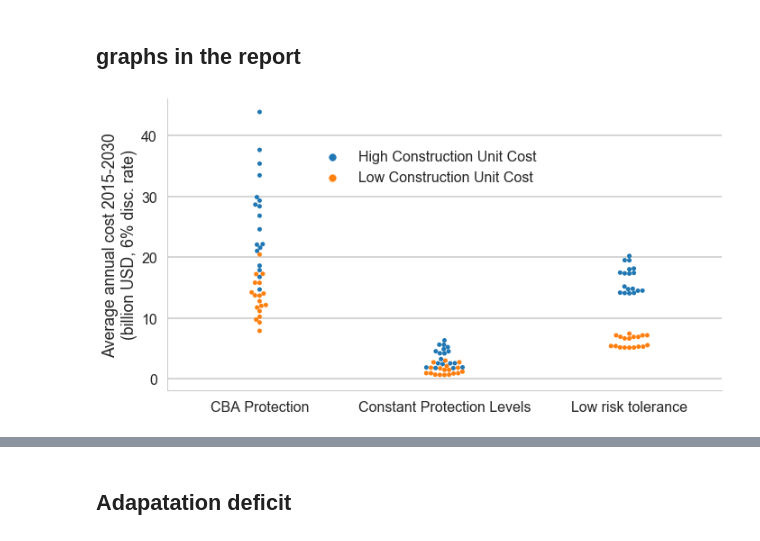
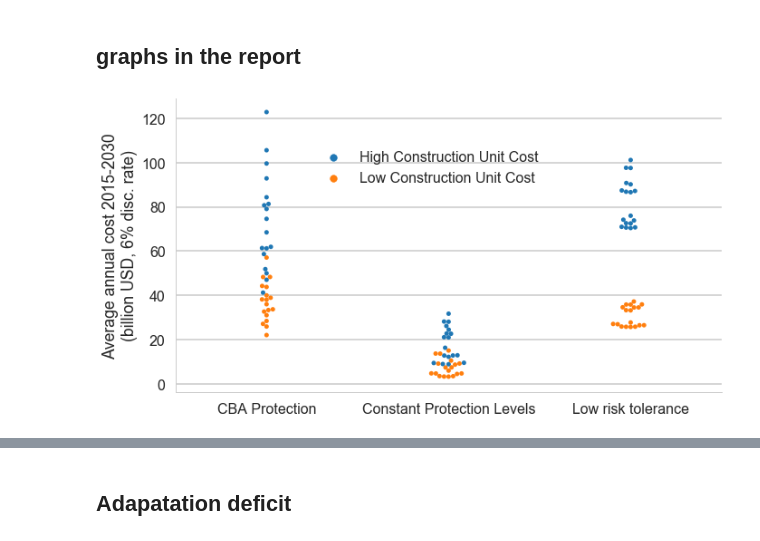
Before and after one commit to julierozenberg/infra_needs_analyses, a Jupyter notebook: coastal protection-regions.ipynb, the cells around one changed output, grey strips where cells are left out. Saved outputs shown, nothing was run; the diff lists cells and outputs as text; code cells hidden in the pictures.

```diff
--- a/coastal protection-regions.ipynb
+++ b/coastal protection-regions.ipynb
@@ -28 +42,3 @@ mydata = mydata.set_index(['locationid', 'locationname','rcp', 'ada', 'ssp', 'ad
+# %%
+mydata["protection_investment_cost"] = inter.set_index(['locationid', 'locationname','rcp', 'ada', 'ssp', 'adacost','riverprotection']).stack("time")
 # %%
@@ -30,12 +46,15 @@ mydata.time.unique()
 # %% [output]
 array([2010, 2015, 2020, 2025, 2030, 2035, 2040, 2045, 2050, 2055, 2060,
        2065, 2070, 2075, 2080, 2085, 2090, 2095, 2100], dtype=int64)
+# %%
+mydata = mydata.reset_index("time")
 # %%
+#the annual numbers are averages so we multiply them by 5 when discounting
 def discount_sum_over_5_years(row,name,d):
-    return np.sum([row[name]/5*(1+d)**(1-(year-2015)) for year in np.arange(row["time"]-4,row["time"])])
+    return np.sum([row[name]*(1+d)**(1-(year-2015)) for year in np.arange(row["time"]-4,row["time"])])
 # %%
 bigger_data = pd.DataFrame()
-for d in [0, 0.03, 0.06]:
+for d in [0, 0.01, 0.03, 0.06]:
     for time_horizon in [2030,2050,2100]:
         temp = mydata.copy()
         temp['protection_investment_cost_disc'] = temp.apply(lambda y:discount_sum_over_5_years(y,"protection_investment_cost",d),axis=1)
@@ -91,28 +110,28 @@ for time_horizon in [[2010,2030],[2030,2050],[2050,2100]]:
 # %%
 time_horizon = 2030
 d = 0.06
 
 toplot = newdata_dev_world_sum_cum.reset_index(['time_horizon','d'])
 toplot = toplot.loc[(toplot.time_horizon==time_horizon)&(toplot.d==d),['protection_investment_cost_disc']]
 toplot.columns.name="costtype"
 toplot = toplot.stack()
 toplot.name = "value"
 toplot = toplot.reset_index()
 toplot = toplot.loc[(toplot.ada!='Constant Abs. Flood Risk')&(toplot.ada!='Constant Rel. Flood Risk'),:]
 #toplot["costtype"] = toplot["costtype"].replace({'tot_cost':'investment + maintenance','seafloodcost_disc':'residual risk'})
 toplot["costtype"] = toplot["costtype"].replace({'protection_investment_cost_disc':'capital investment','protection_maintenance_cost_disc': 'maintenance','seafloodcost_disc':'residual risk'})
 toplot['value'] = 1/(time_horizon-2015)*10**(-3)*toplot.value
 toplot['adacost'] = toplot['adacost'].str.replace("Adaptation","Construction")
 
 toplot['ada'] = toplot.ada.replace({"Risk intolerance":"Low risk tolerance"})
 
 g = sns.factorplot(x='ada',y='value', hue= 'adacost', data=toplot, kind="swarm",dodge=False, size=6, aspect=1.7,\
                   legend=False)
 
-g.set_axis_labels("", "Average annual cost 2015-{}\n(billion USD, {}% disc. rate)".format(time_horizon,round(100*d)))
+g.set_axis_labels("", "Average annual cost 2015-{}\n(billion USD")
 g.add_legend(title="",bbox_to_anchor=(0.5, 0.65), borderaxespad=0.)
 
 plt.savefig("coastal_inv_{}_{}_dev.png".format(time_horizon,round(100*d)),ddpi=300,bbox_inches="tight")
 plt.savefig("coastal_inv_{}_{}_dev.pdf".format(time_horizon,round(100*d)))
 # %% [output]
-[figure, old version]
+[figure, new version]
```
Also changed, not shown: parts of 25 cells of this notebook, 3 other files.
